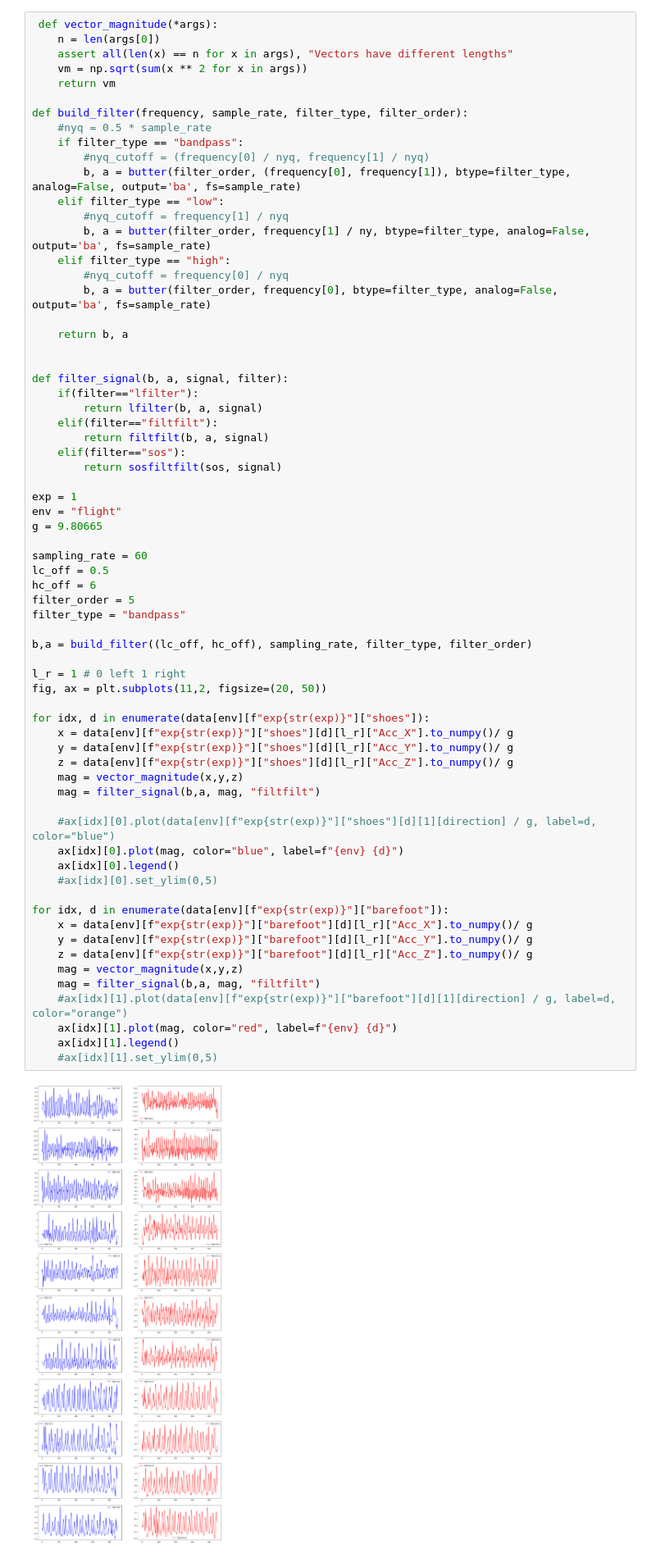
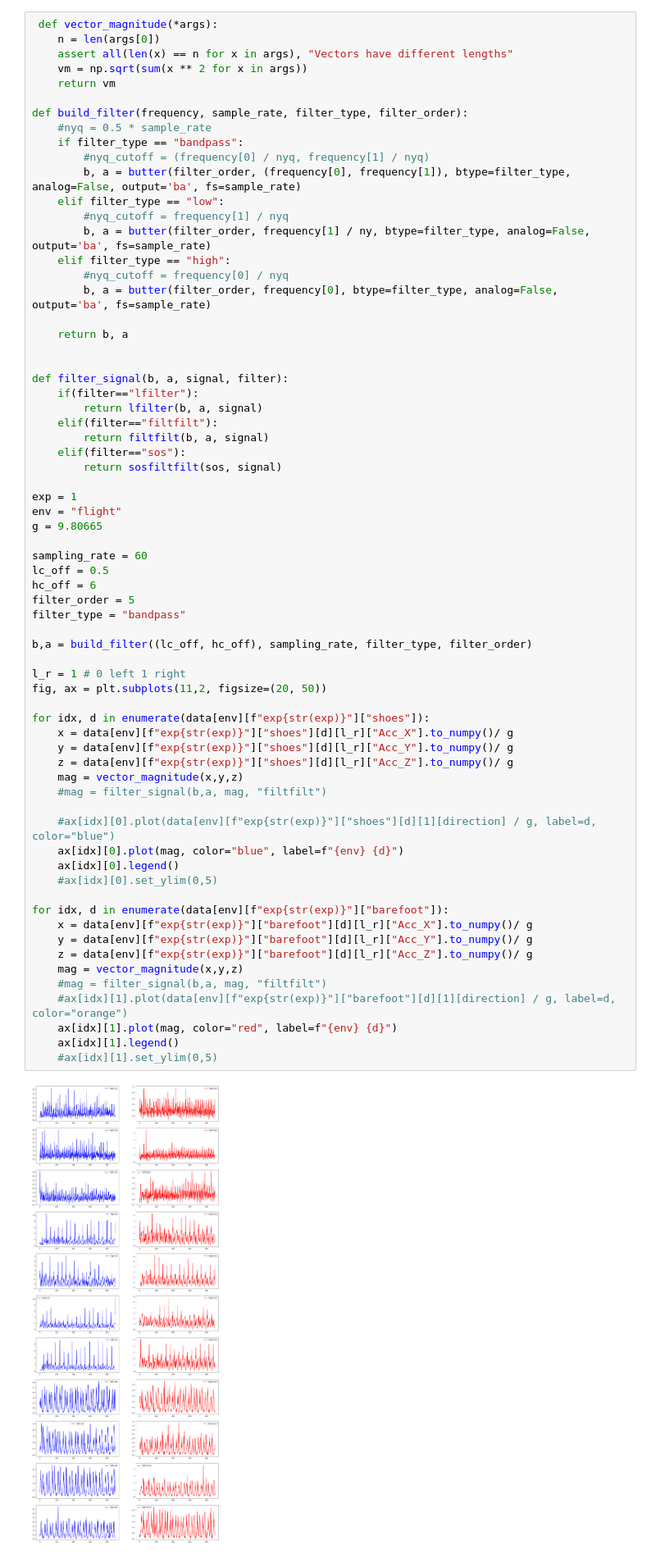
Before and after one commit to mcrooks83/ESA_85th_pbf_campaign_os, a Jupyter notebook: data_preparation/3. data validation.ipynb, the cells around one changed output. Shown at 82% size. Cells and saved outputs as stored; diff of their text form.

```diff
--- a/data_preparation/3. data validation.ipynb
+++ b/data_preparation/3. data validation.ipynb
@@ -100,33 +100,33 @@ lc_off = 0.5
 hc_off = 6
 filter_order = 5
 filter_type = "bandpass"
 
 b,a = build_filter((lc_off, hc_off), sampling_rate, filter_type, filter_order)
 
 l_r = 1 # 0 left 1 right
 fig, ax = plt.subplots(11,2, figsize=(20, 50))
 
 for idx, d in enumerate(data[env][f"exp{str(exp)}"]["shoes"]):
     x = data[env][f"exp{str(exp)}"]["shoes"][d][l_r]["Acc_X"].to_numpy()/ g
     y = data[env][f"exp{str(exp)}"]["shoes"][d][l_r]["Acc_Y"].to_numpy()/ g
     z = data[env][f"exp{str(exp)}"]["shoes"][d][l_r]["Acc_Z"].to_numpy()/ g
     mag = vector_magnitude(x,y,z)
-    mag = filter_signal(b,a, mag, "filtfilt")
+    #mag = filter_signal(b,a, mag, "filtfilt")
 
     #ax[idx][0].plot(data[env][f"exp{str(exp)}"]["shoes"][d][1][direction] / g, label=d, color="blue")
     ax[idx][0].plot(mag, color="blue", label=f"{env} {d}")
     ax[idx][0].legend()
     #ax[idx][0].set_ylim(0,5)
 
 for idx, d in enumerate(data[env][f"exp{str(exp)}"]["barefoot"]):
     x = data[env][f"exp{str(exp)}"]["barefoot"][d][l_r]["Acc_X"].to_numpy()/ g
     y = data[env][f"exp{str(exp)}"]["barefoot"][d][l_r]["Acc_Y"].to_numpy()/ g
     z = data[env][f"exp{str(exp)}"]["barefoot"][d][l_r]["Acc_Z"].to_numpy()/ g
     mag = vector_magnitude(x,y,z)
-    mag = filter_signal(b,a, mag, "filtfilt")
+    #mag = filter_signal(b,a, mag, "filtfilt")
     #ax[idx][1].plot(data[env][f"exp{str(exp)}"]["barefoot"][d][1][direction] / g, label=d, color="orange")
     ax[idx][1].plot(mag, color="red", label=f"{env} {d}")
     ax[idx][1].legend()
     #ax[idx][1].set_ylim(0,5)
 # %% [output]
-[figure, old version]
+[figure, new version]
```
Also changed, not shown: 5 other files.
